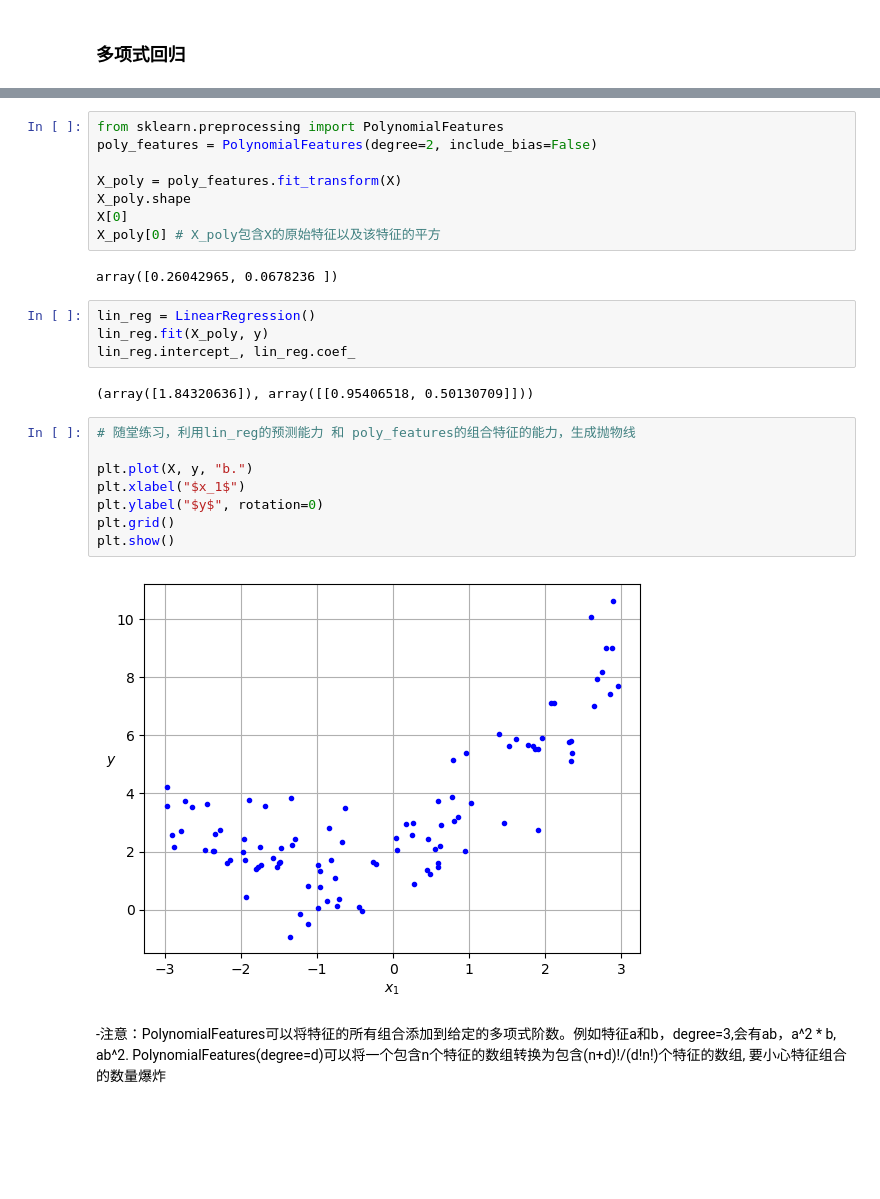
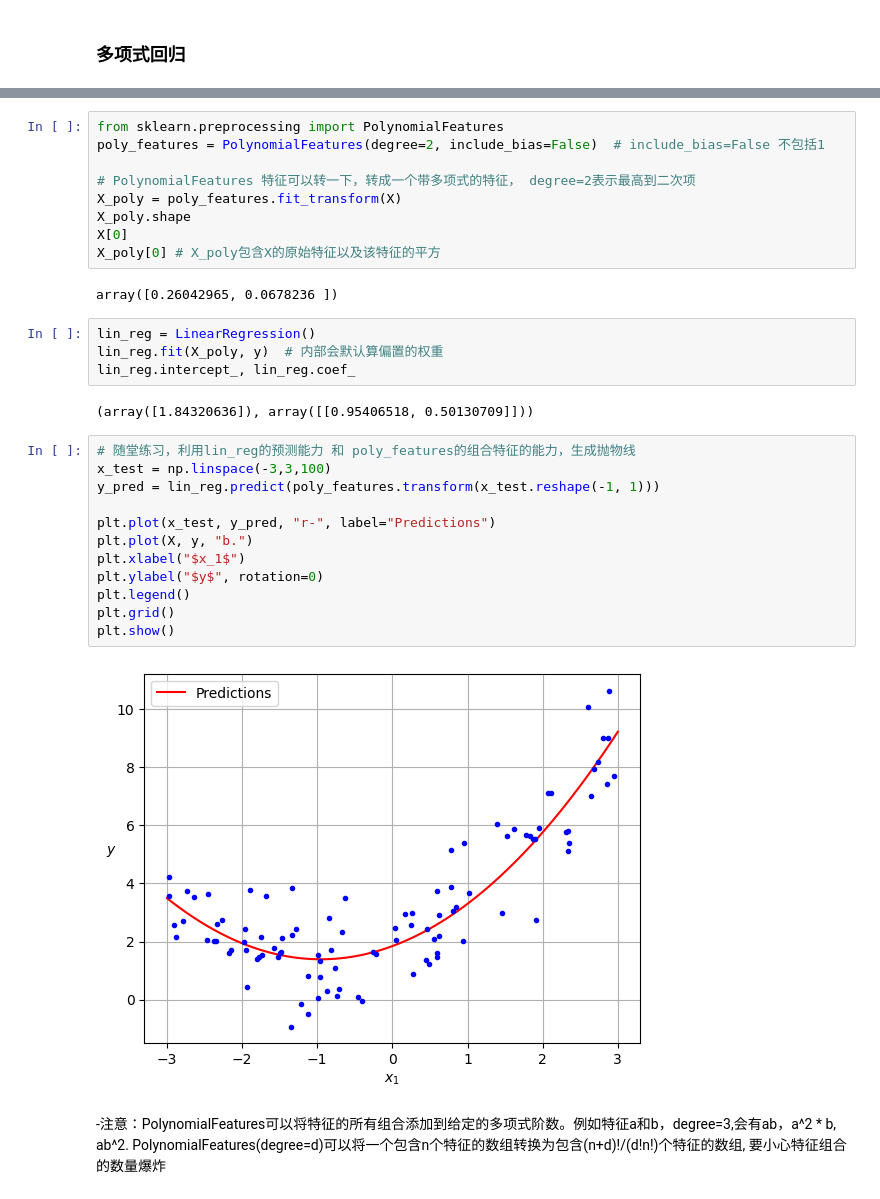
Before and after one commit to yt-one/ml-teach, a Jupyter notebook: 9_回归补充.ipynb, the cells around one changed output, grey strips where cells are left out. Cells and saved outputs as stored; diff of their text form; blank space fills up the shorter version.

```diff
--- a/9_回归补充.ipynb
+++ b/9_回归补充.ipynb
@@ -212,8 +220,9 @@ plt.show()
 [figure]
 # %%
 from sklearn.preprocessing import PolynomialFeatures
-poly_features = PolynomialFeatures(degree=2, include_bias=False)
+poly_features = PolynomialFeatures(degree=2, include_bias=False)  # include_bias=False 不包括1
 
+# PolynomialFeatures 特征可以转一下，转成一个带多项式的特征， degree=2表示最高到二次项
 X_poly = poly_features.fit_transform(X)
 X_poly.shape
 X[0]
@@ -222,20 +231,24 @@ X_poly[0] # X_poly包含X的原始特征以及该特征的平方
 array([0.26042965, 0.0678236 ])
 # %%
 lin_reg = LinearRegression()
-lin_reg.fit(X_poly, y)
+lin_reg.fit(X_poly, y)  # 内部会默认算偏置的权重
 lin_reg.intercept_, lin_reg.coef_
 # %% [output]
 (array([1.84320636]), array([[0.95406518, 0.50130709]]))
 # %%
 # 随堂练习，利用lin_reg的预测能力 和 poly_features的组合特征的能力，生成抛物线
+x_test = np.linspace(-3,3,100)
+y_pred = lin_reg.predict(poly_features.transform(x_test.reshape(-1, 1)))
 
+plt.plot(x_test, y_pred, "r-", label="Predictions")
 plt.plot(X, y, "b.")
 plt.xlabel("$x_1$")
 plt.ylabel("$y$", rotation=0)
+plt.legend()
 plt.grid()
 plt.show()
 # %% [output]
-[figure, old version]
+[figure, new version]
 # %% [markdown]
 -注意：PolynomialFeatures可以将特征的所有组合添加到给定的多项式阶数。例如特征a和b，degree=3,会有ab，a^2 * b, ab^2. PolynomialFeatures(degree=d)可以将一个包含n个特征的数组转换为包含(n+d)!/(d!n!)个特征的数组, 要小心特征组合的数量爆炸
 # %% [markdown]
```
Also changed, not shown: parts of 6 cells of this notebook, 3 other files.
